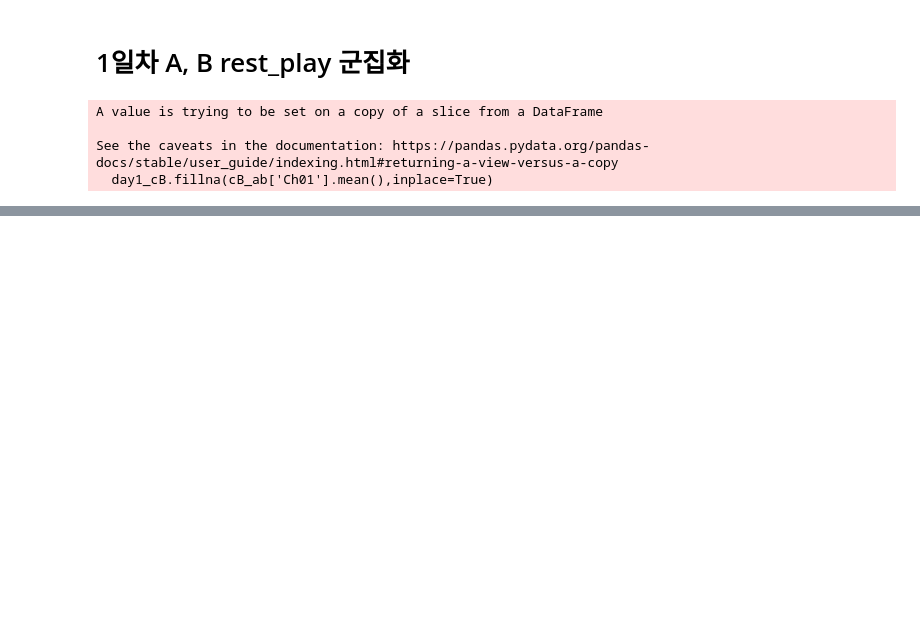
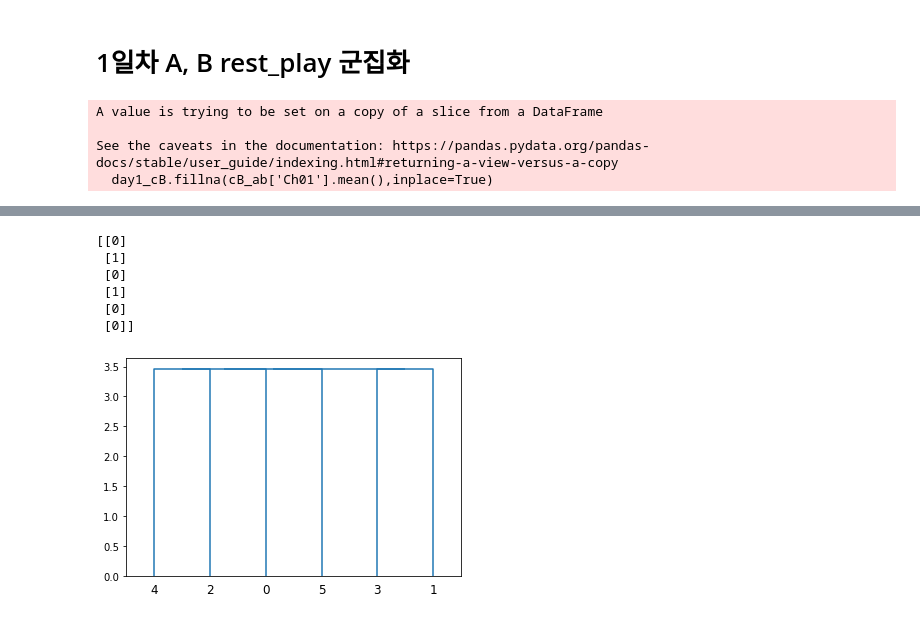
Before and after one commit to juhojang/fNIRS_analysis, a Jupyter notebook: clustering/day1_hierachy_ab.ipynb, the cells around one changed output, grey strips where cells are left out. Saved outputs shown, nothing was run; the diff lists cells and outputs as text; code cells hidden in the pictures; blank space fills up the shorter version.

```diff
--- a/clustering/day1_hierachy_ab.ipynb
+++ b/clustering/day1_hierachy_ab.ipynb
@@ -30,0 +119,11 @@ print(cluster)
+# %%
+
+from sklearn.metrics import silhouette_score
+from sklearn.cluster import KMeans
+from kmodes.kmodes import KModes
+kmeans=KMeans(n_clusters=2,random_state=3)
+kmeans.fit_predict(day1_pca)
+print(kmeans.labels_)
+for i in range(5):
+    print("\nprinciple component difference "+str(i))
+    print(kmeans.cluster_centers_[0][i]-kmeans.cluster_centers_[1][i])
@@ -30,0 +147,15 @@ print(cluster)
+# %%
+from scipy.cluster.hierarchy import linkage,dendrogram,cut_tree
+
+links=linkage(day1_pca,'average')
+dendrogram(links,orientation='top',distance_sort='descending',show_leaf_counts=True)
+cluster=cut_tree(links,2)
+print(cluster)
+# %% [output]
+[[0]
+ [1]
+ [0]
+ [1]
+ [0]
+ [0]]
+[figure, added]
```
Also changed, not shown: parts of 7 cells of this notebook.
